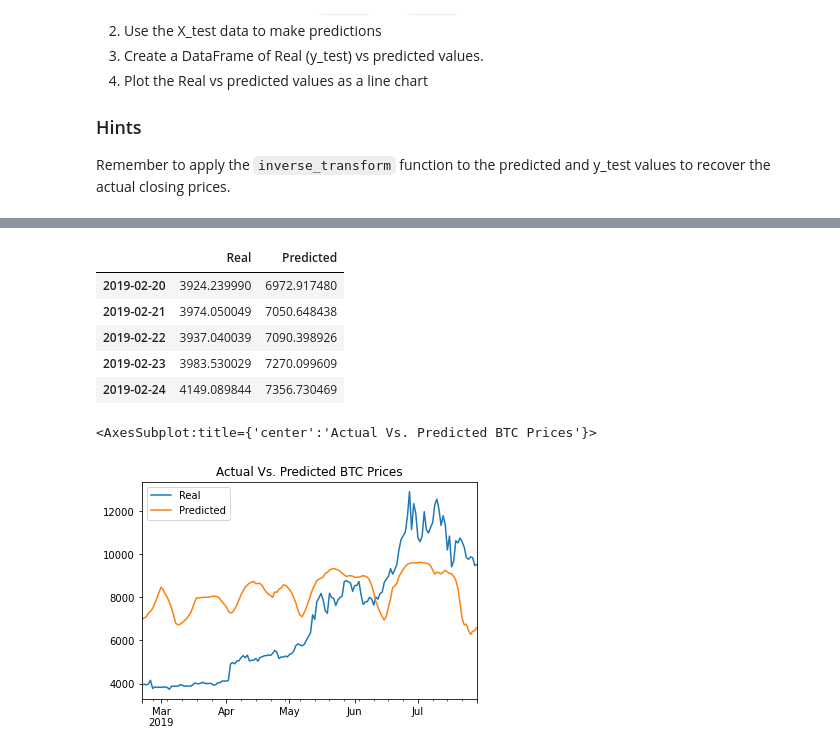
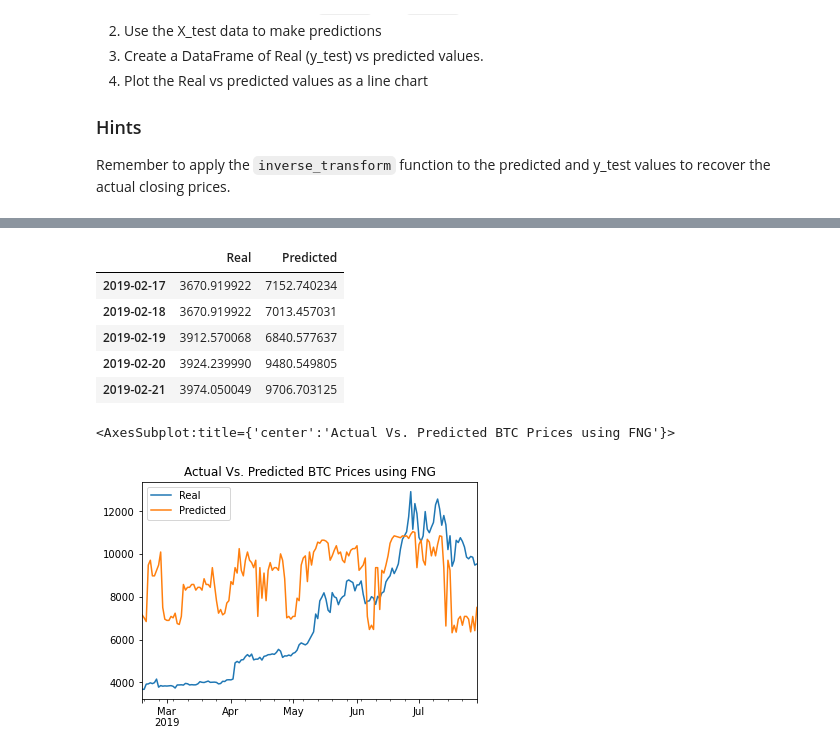
Before and after one commit to jayxcao/homework-unit14, a Jupyter notebook: lstm_stock_predictor_fng.ipynb, the cells around one changed output, grey strips where cells are left out. Cells and saved outputs as stored; diff of their text form; code cells hidden in the pictures.

```diff
--- a/lstm_stock_predictor_fng.ipynb
+++ b/lstm_stock_predictor_fng.ipynb
@@ -95,7 +95,7 @@ def window_data(df, window, feature_col_number, target_col_number):
 # %%
 # Predict Closing Prices using a 10 day window of previous fng values
 # Then, experiment with window sizes anywhere from 1 to 10 and see how the model performance changes
-window_size = 10
+window_size = 1
 
 # Column index 0 is the 'fng_value' column
 # Column index 1 is the `Close` column
@@ -229,7 +225,7 @@ model.add(Dense(units=1, activation="sigmoid"))
 # %%
 # Compile the model
 #model.compile(optimizer="adam", loss="mean_squared_error")
-model.compile(loss="mean_squared_error",
+model.compile(loss="mean_absolute_error",
     optimizer="adam",)
 # %%
 # Summarize the model
@@ -257,5 +253,5 @@ _________________________________________________________________
 # Use at least 10 epochs
 # Do not shuffle the data
 # Experiement with the batch size, but a smaller batch size is recommended
-model.fit(X_train, y_train, epochs=20, shuffle=False, batch_size=10, verbose=1)
+model.fit(X_train, y_train, epochs=100, shuffle=False, batch_size=10, verbose=1)
 # %% [output]
@@ -313,14 +310,14 @@ prices = pd.DataFrame({
 prices.head()
 # %% [output]
 |  | Real | Predicted |
-| 2019-02-20 | 3924.239990 | 6972.917480 |
-| 2019-02-21 | 3974.050049 | 7050.648438 |
-| 2019-02-22 | 3937.040039 | 7090.398926 |
-| 2019-02-23 | 3983.530029 | 7270.099609 |
-| 2019-02-24 | 4149.089844 | 7356.730469 |
+| 2019-02-17 | 3670.919922 | 7152.740234 |
+| 2019-02-18 | 3670.919922 | 7013.457031 |
+| 2019-02-19 | 3912.570068 | 6840.577637 |
+| 2019-02-20 | 3924.239990 | 9480.549805 |
+| 2019-02-21 | 3974.050049 | 9706.703125 |
 # %%
 # Plot the real vs predicted values as a line chart
-prices.plot(title="Actual Vs. Predicted BTC Prices")
+prices.plot(title="Actual Vs. Predicted BTC Prices using FNG")
 # %% [output]
-<AxesSubplot:title={'center':'Actual Vs. Predicted BTC Prices'}>
+<AxesSubplot:title={'center':'Actual Vs. Predicted BTC Prices using FNG'}>
-[figure, old version]
+[figure, new version]
```
Also changed, not shown: parts of 5 cells of this notebook, 2 other files.
